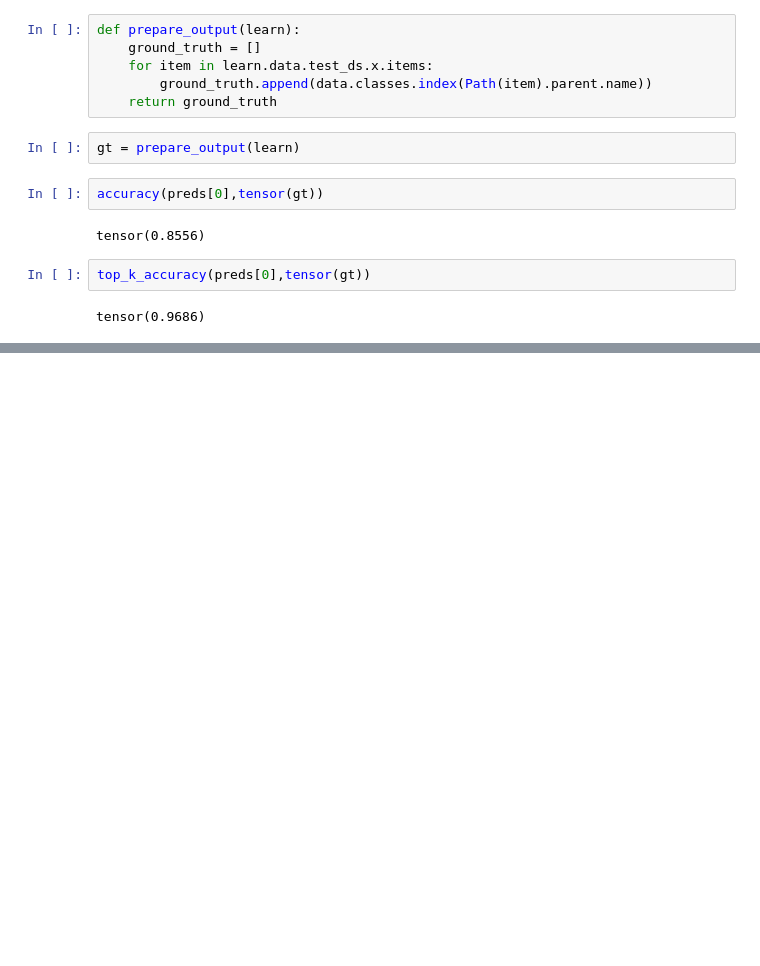
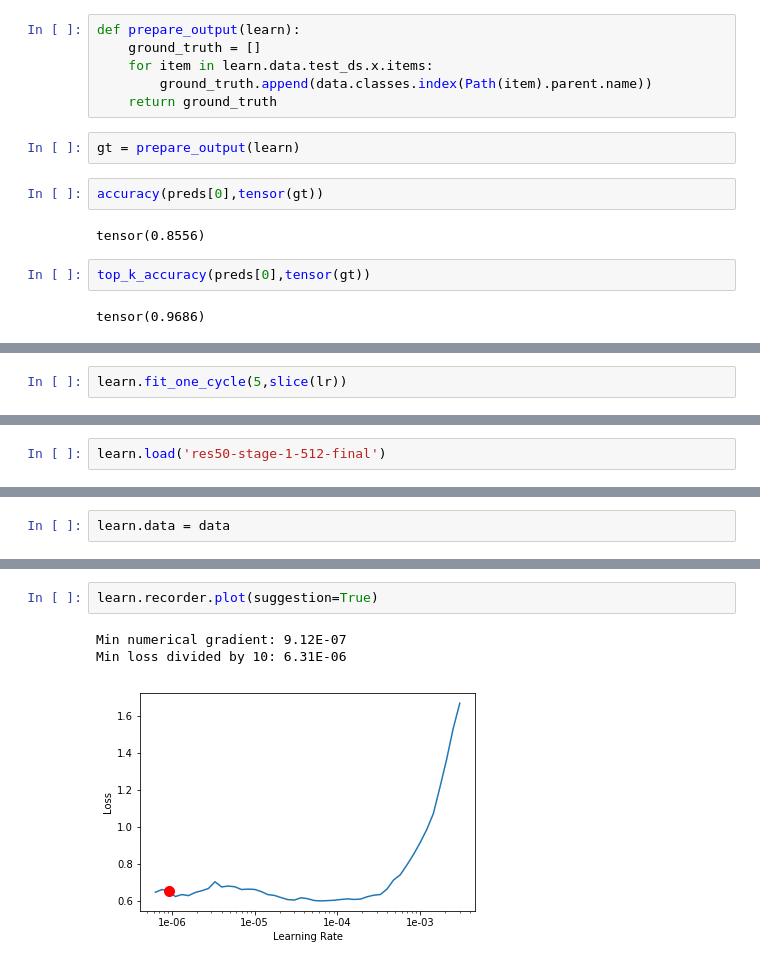
Before and after one commit to heye0507/dl_related, a Jupyter notebook: fellowship/Food-101-Res50-final.ipynb, the cells around one changed output, grey strips where cells are left out. Drawn from its saved outputs; the diff is of its cells as text; blank space fills up the shorter version.

```diff
--- a/fellowship/Food-101-Res50-final.ipynb
+++ b/fellowship/Food-101-Res50-final.ipynb
@@ -319,0 +335,2 @@ tensor(0.9686)
+# %%
+learn.fit_one_cycle(5,slice(lr))
@@ -319,0 +347,2 @@ tensor(0.9686)
+# %%
+learn.load('res50-stage-1-512-final')
@@ -319,0 +367,2 @@ tensor(0.9686)
+# %%
+learn.data = data
@@ -319,0 +376,6 @@ tensor(0.9686)
+# %%
+learn.recorder.plot(suggestion=True)
+# %% [output]
+Min numerical gradient: 9.12E-07
+Min loss divided by 10: 6.31E-06
+[figure, added]
```
Also changed, not shown: parts of 27 cells of this notebook.
